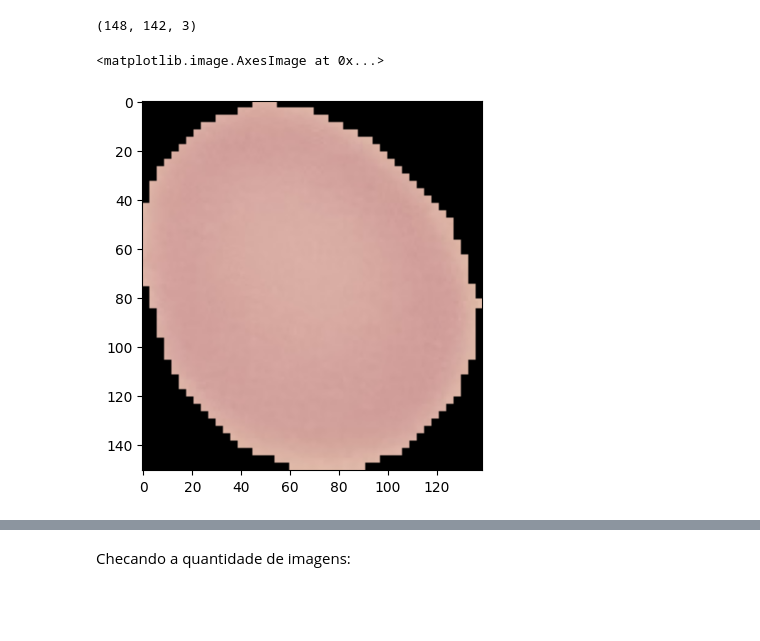
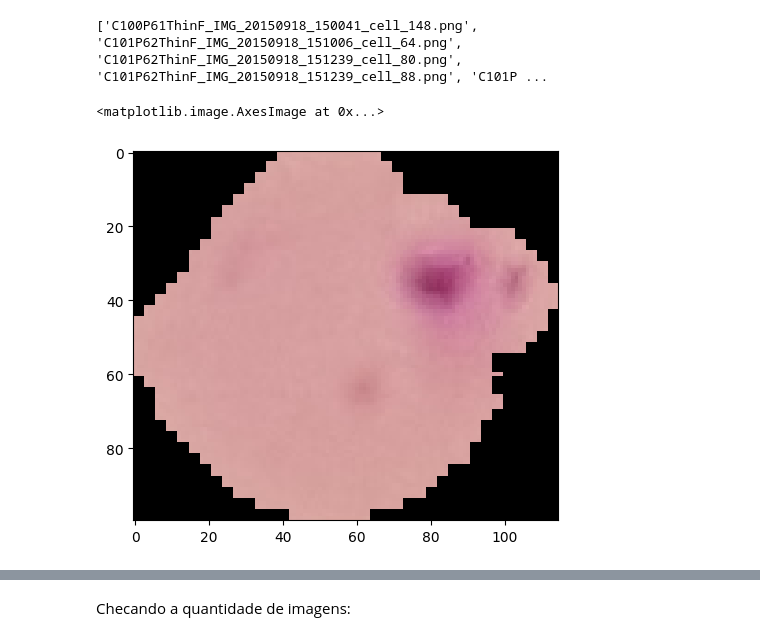
Before and after one commit to andrecamposmac/CNN-classificacao_de_imagem, a Jupyter notebook: CNN-Classificacao_de_imagem_malaria.ipynb, the cells around one changed output, grey strips where cells are left out. Saved outputs shown, nothing was run; the diff lists cells and outputs as text; code cells hidden in the pictures; blank space fills up the shorter version.

```diff
--- a/CNN-Classificacao_de_imagem_malaria.ipynb
+++ b/CNN-Classificacao_de_imagem_malaria.ipynb
@@ -43,11 +23,0 @@ plt.imshow(para_img)
-# %%
-para_img.shape
-# %% [output]
-(148, 142, 3)
-# %%
-unifected_cell_path = train_path+'//uninfected//'+os.listdir(train_path+'//uninfected')[0]
-unifected_cell = imread(unifected_cell_path)
-plt.imshow(unifected_cell)
-# %% [output]
-<matplotlib.image.AxesImage at 0x...>
-[figure, removed]
@@ -53,0 +29,11 @@ plt.imshow(unifected_cell)
+# %%
+listdir = os.listdir(para_cell)
+print(listdir[:10])
+# %% [output]
+['C100P61ThinF_IMG_20150918_150041_cell_148.png', 'C101P62ThinF_IMG_20150918_151006_cell_64.png', 'C101P62ThinF_IMG_20150918_151239_cell_80.png', 'C101P62ThinF_IMG_20150918_151239_cell_88.png', 'C101P ...
+# %%
+img = imread(os.path.join(para_cell, listdir[22]))
+plt.imshow(img)
+# %% [output]
+<matplotlib.image.AxesImage at 0x...>
+[figure, added]
```
Also changed, not shown: parts of 50 cells of this notebook.
